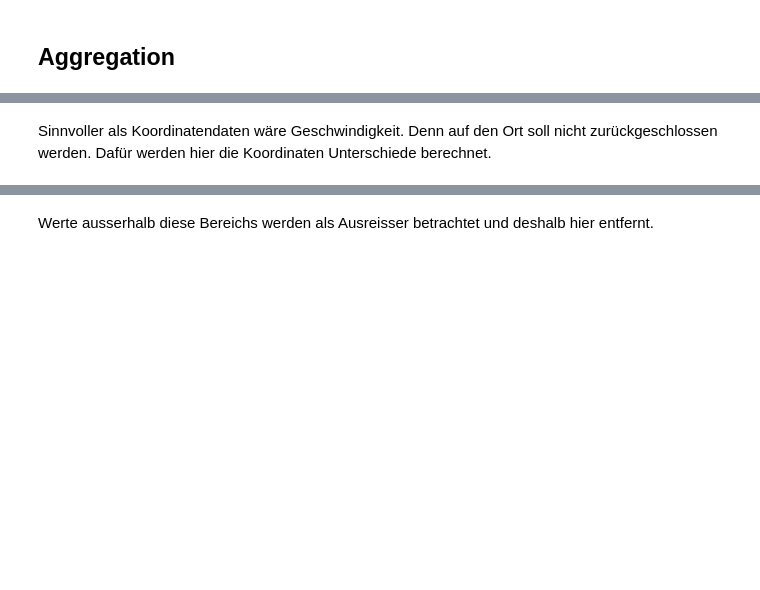
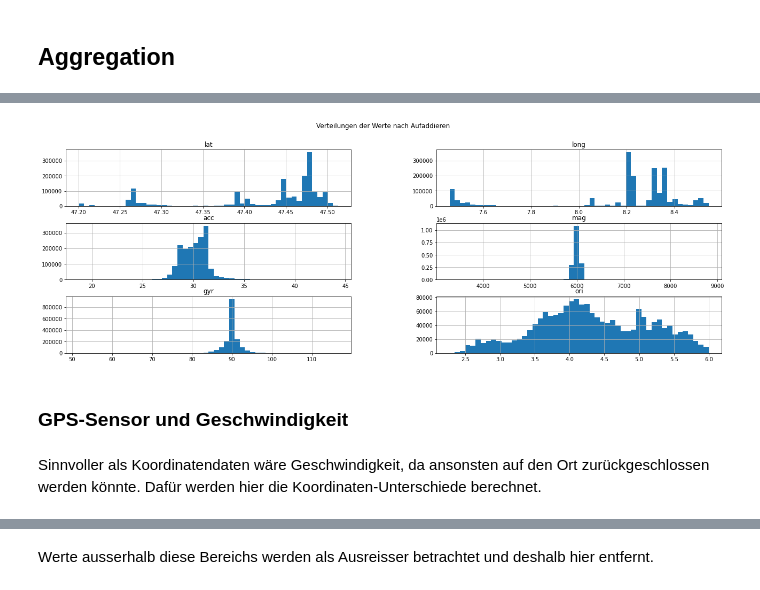
Before and after one commit to phyti1/ds_activity_tracker, a Jupyter notebook: Group_PB_RS_SL/models.ipynb, the cells around one changed output, grey strips where cells are left out. Saved outputs shown, nothing was run; the diff lists cells and outputs as text; code cells hidden in the pictures; blank space fills up the shorter version.

```diff
--- a/Group_PB_RS_SL/models.ipynb
+++ b/Group_PB_RS_SL/models.ipynb
@@ -94,8 +155,13 @@ Wie hier sichtbar wird sind keine negativen Sensorwerte mehr vorhanden. Dies ist
 # %%
 df_clean.iloc[:, 3:].hist(figsize=(22, 7), bins=50)
+plt.suptitle('Verteilungen der Werte nach Aufaddieren')
 plt.show()
+# %% [output]
+[figure, added]
+# %% [markdown]
+### GPS-Sensor und Geschwindigkeit
 # %% [markdown]
-Sinnvoller als Koordinatendaten wäre Geschwindigkeit. Denn auf den Ort soll nicht zurückgeschlossen werden. Dafür werden hier die Koordinaten Unterschiede berechnet.
+Sinnvoller als Koordinatendaten wäre Geschwindigkeit, da ansonsten auf den Ort zurückgeschlossen werden könnte. Dafür werden hier die Koordinaten-Unterschiede berechnet.
 # %%
 gps_diff = (df_clean.loc[:, ["lat", "long"]] - df_clean.loc[:, ["lat", "long"]].shift(-1))
 gps_diff.replace(0, np.NAN, inplace=True)
```
Also changed, not shown: parts of 111 cells of this notebook, 9 other files.
